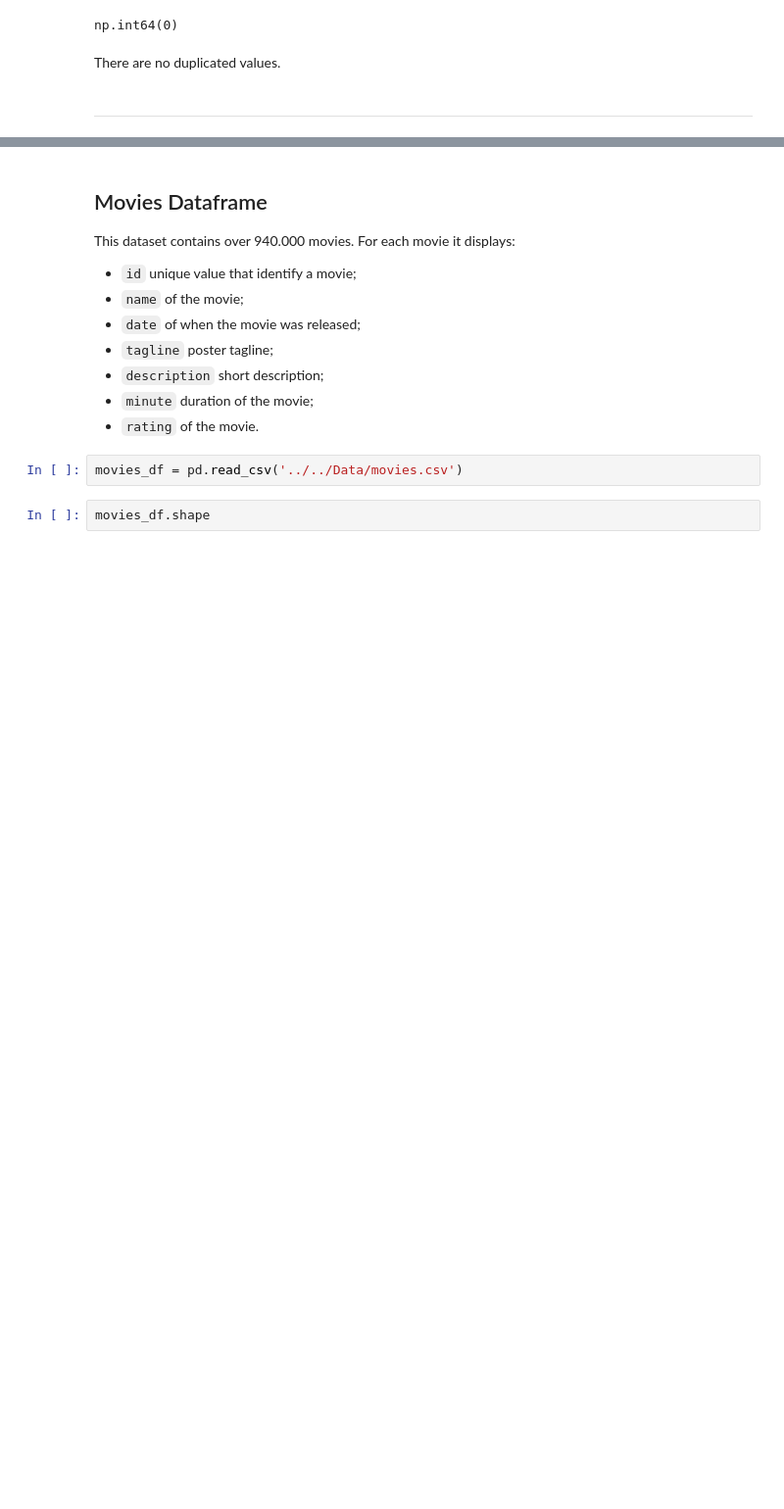
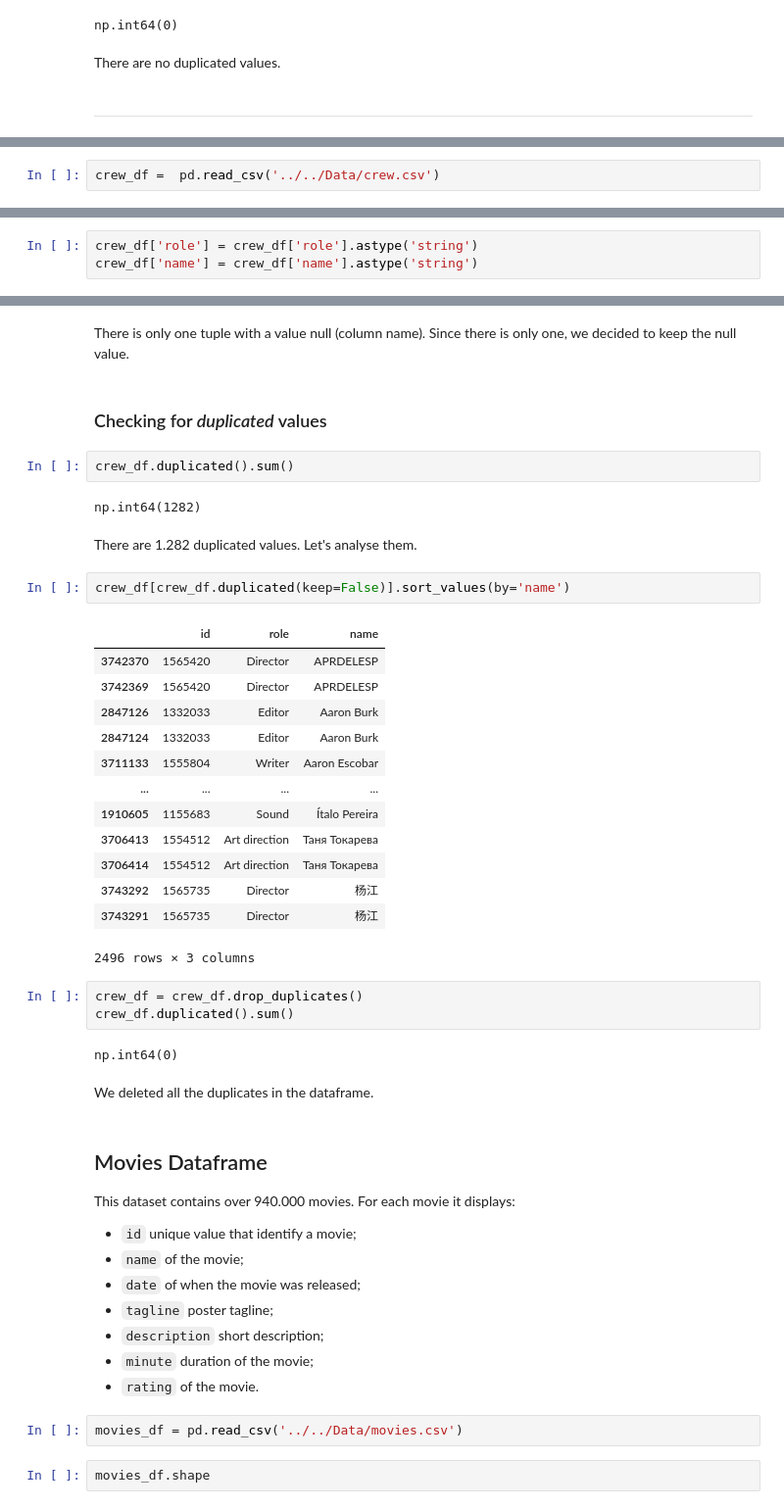
Before and after one commit to Kristalliste/IUM-TWEB, a Jupyter notebook: solution/Notebooks/Exploration/exploration.ipynb, the cells around one changed output, grey strips where cells are left out. Shown at 98% size. Cells and saved outputs as stored; diff of their text form; blank space fills up the shorter version.

Commit message:
Done crew

```diff
--- a/solution/Notebooks/Exploration/exploration.ipynb
+++ b/solution/Notebooks/Exploration/exploration.ipynb
@@ -184,0 +191,2 @@ There are no duplicated values.
+# %%
+crew_df =  pd.read_csv('../../Data/crew.csv')
@@ -184,0 +231,3 @@ There are no duplicated values.
+# %%
+crew_df['role'] = crew_df['role'].astype('string')
+crew_df['name'] = crew_df['name'].astype('string')
@@ -185,3 +252,36 @@ There are no duplicated values.
+# %% [markdown]
+There is only one tuple with a value null (column name). Since there is only one, we decided to keep the null value.
+# %% [markdown]
+### Checking for _duplicated_ values
+# %%
+crew_df.duplicated().sum()
+# %% [output]
+np.int64(1282)
+# %% [markdown]
+There are 1.282 duplicated values. Let's analyse them.
+# %%
+crew_df[crew_df.duplicated(keep=False)].sort_values(by='name')
+# %% [output]
+|  | id | role | name |
+| 3742370 | 1565420 | Director | APRDELESP |
+| 3742369 | 1565420 | Director | APRDELESP |
+| 2847126 | 1332033 | Editor | Aaron Burk |
+| 2847124 | 1332033 | Editor | Aaron Burk |
+| 3711133 | 1555804 | Writer | Aaron Escobar |
+| ... | ... | ... | ... |
+| 1910605 | 1155683 | Sound | Ítalo Pereira |
+| 3706413 | 1554512 | Art direction | Таня Токарева |
+| 3706414 | 1554512 | Art direction | Таня Токарева |
+| 3743292 | 1565735 | Director | 杨江 |
+| 3743291 | 1565735 | Director | 杨江 |
+2496 rows × 3 columns
+# %%
+crew_df = crew_df.drop_duplicates()
+crew_df.duplicated().sum()
+# %% [output]
+np.int64(0)
+# %% [markdown]
+We deleted all the duplicates in the dataframe.
 # %% [markdown]
 ## Movies Dataframe
 This dataset contains over 940.000 movies. For each movie it displays:
```
Also changed, not shown: parts of 13 cells of this notebook.
